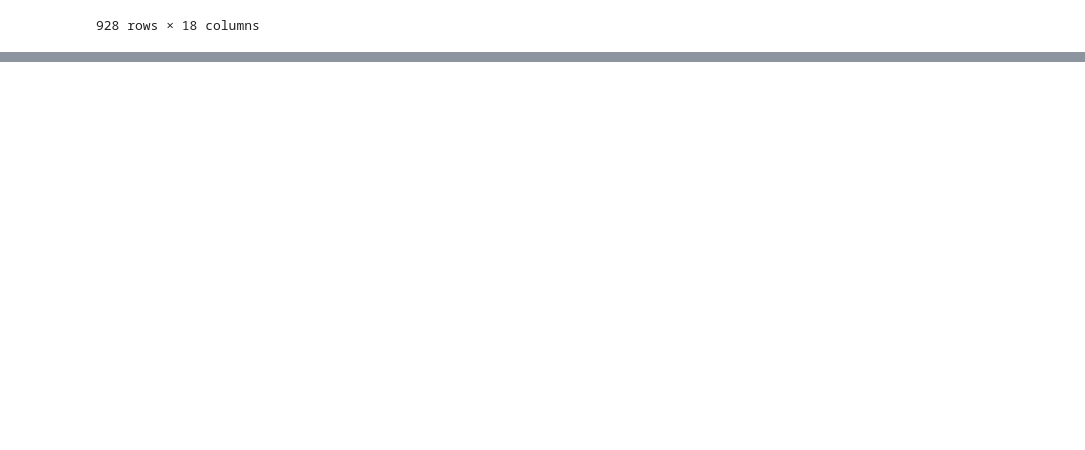
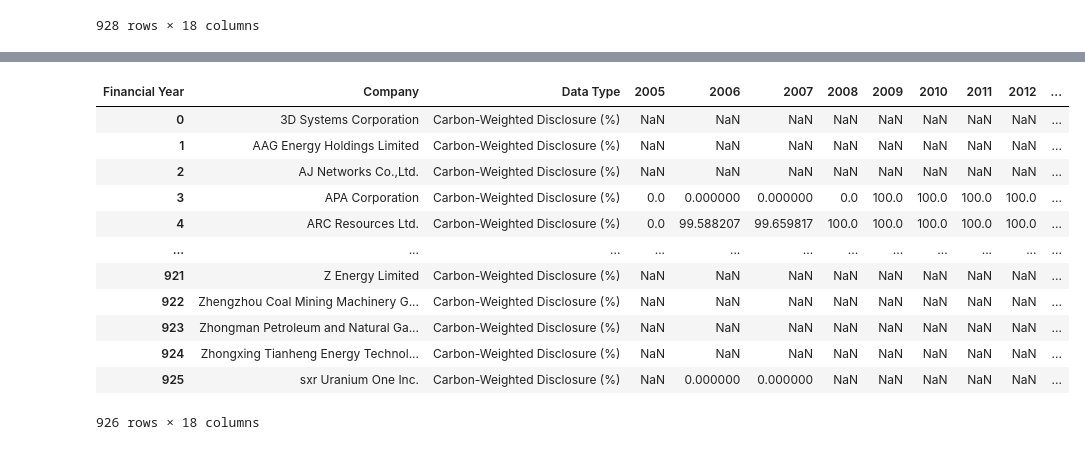
Before and after one commit to leocmcheung/carbon-forecast, a Jupyter notebook: notebooks/Leo-D3.ipynb, the cells around one changed output, grey strips where cells are left out. Cells and saved outputs as stored; diff of their text form; code cells hidden in the pictures; blank space fills up the shorter version.

```diff
--- a/notebooks/Leo-D3.ipynb
+++ b/notebooks/Leo-D3.ipynb
@@ -81,0 +144,19 @@ df.pivot_table(index="Financial Year", columns=["Company"], values="C-absolute-1
+# %%
+test2 = df2.pivot_table(index="Company", columns="Financial Year", values="Carbon-Weighted Disclosure (%)").reset_index()
+test2["Data Type"] = "Carbon-Weighted Disclosure (%)"
+test2 = test2[cols]
+test2
+# %% [output]
+| Financial Year | Company | Data Type | 2005 | 2006 | 2007 | 2008 | 2009 | 2010 | 2011 | 2012 | ... |
+| 0 | 3D Systems Corporation | Carbon-Weighted Disclosure (%) | NaN | NaN | NaN | NaN | NaN | NaN | NaN | NaN | ... |
+| 1 | AAG Energy Holdings Limited | Carbon-Weighted Disclosure (%) | NaN | NaN | NaN | NaN | NaN | NaN | NaN | NaN | ... |
+| 2 | AJ Networks Co.,Ltd. | Carbon-Weighted Disclosure (%) | NaN | NaN | NaN | NaN | NaN | NaN | NaN | NaN | ... |
+| 3 | APA Corporation | Carbon-Weighted Disclosure (%) | 0.0 | 0.000000 | 0.000000 | 0.0 | 100.0 | 100.0 | 100.0 | 100.0 | ... |
+| 4 | ARC Resources Ltd. | Carbon-Weighted Disclosure (%) | 0.0 | 99.588207 | 99.659817 | 100.0 | 100.0 | 100.0 | 100.0 | 100.0 | ... |
+| ... | ... | ... | ... | ... | ... | ... | ... | ... | ... | ... | ... |
+| 921 | Z Energy Limited | Carbon-Weighted Disclosure (%) | NaN | NaN | NaN | NaN | NaN | NaN | NaN | NaN | ... |
+| 922 | Zhengzhou Coal Mining Machinery G... | Carbon-Weighted Disclosure (%) | NaN | NaN | NaN | NaN | NaN | NaN | NaN | NaN | ... |
+| 923 | Zhongman Petroleum and Natural Ga... | Carbon-Weighted Disclosure (%) | NaN | NaN | NaN | NaN | NaN | NaN | NaN | NaN | ... |
+| 924 | Zhongxing Tianheng Energy Technol... | Carbon-Weighted Disclosure (%) | NaN | NaN | NaN | NaN | NaN | NaN | NaN | NaN | ... |
+| 925 | sxr Uranium One Inc. | Carbon-Weighted Disclosure (%) | NaN | 0.000000 | 0.000000 | NaN | NaN | NaN | NaN | NaN | ... |
+926 rows × 18 columns
```
Also changed, not shown: parts of 25 cells of this notebook.
